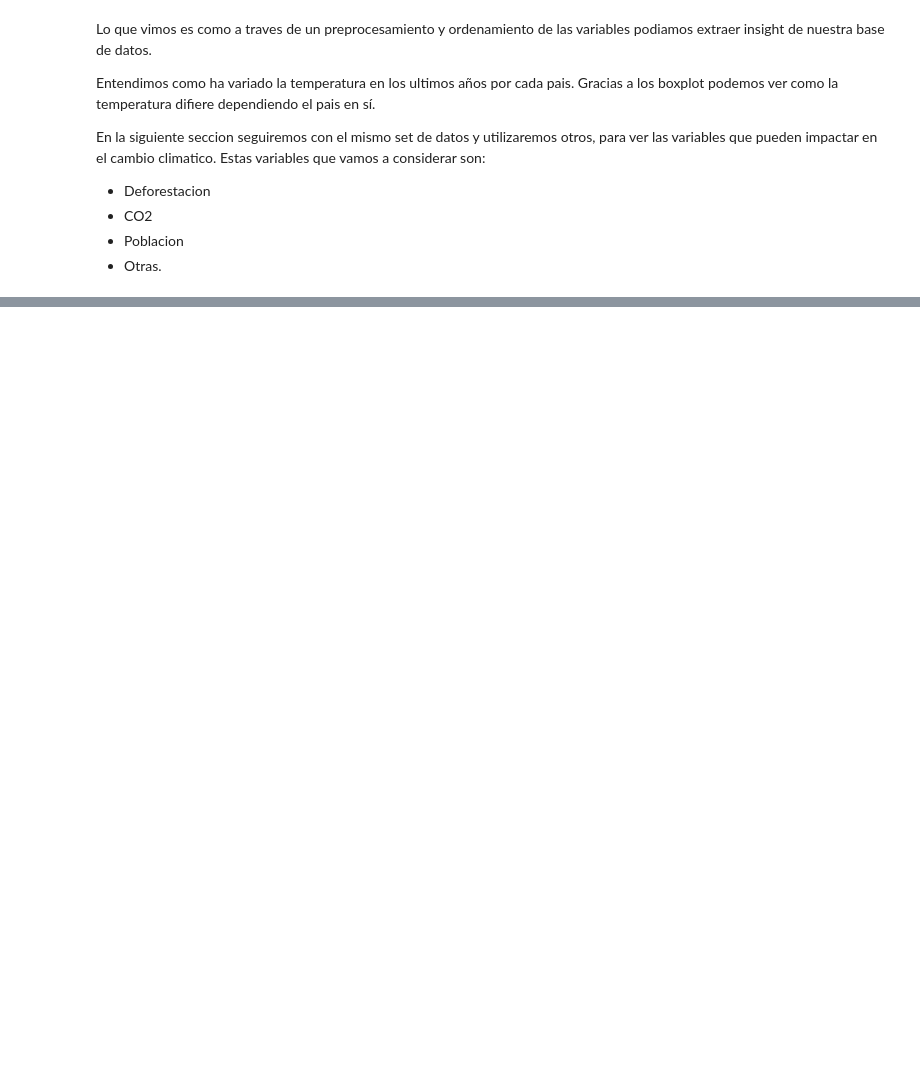
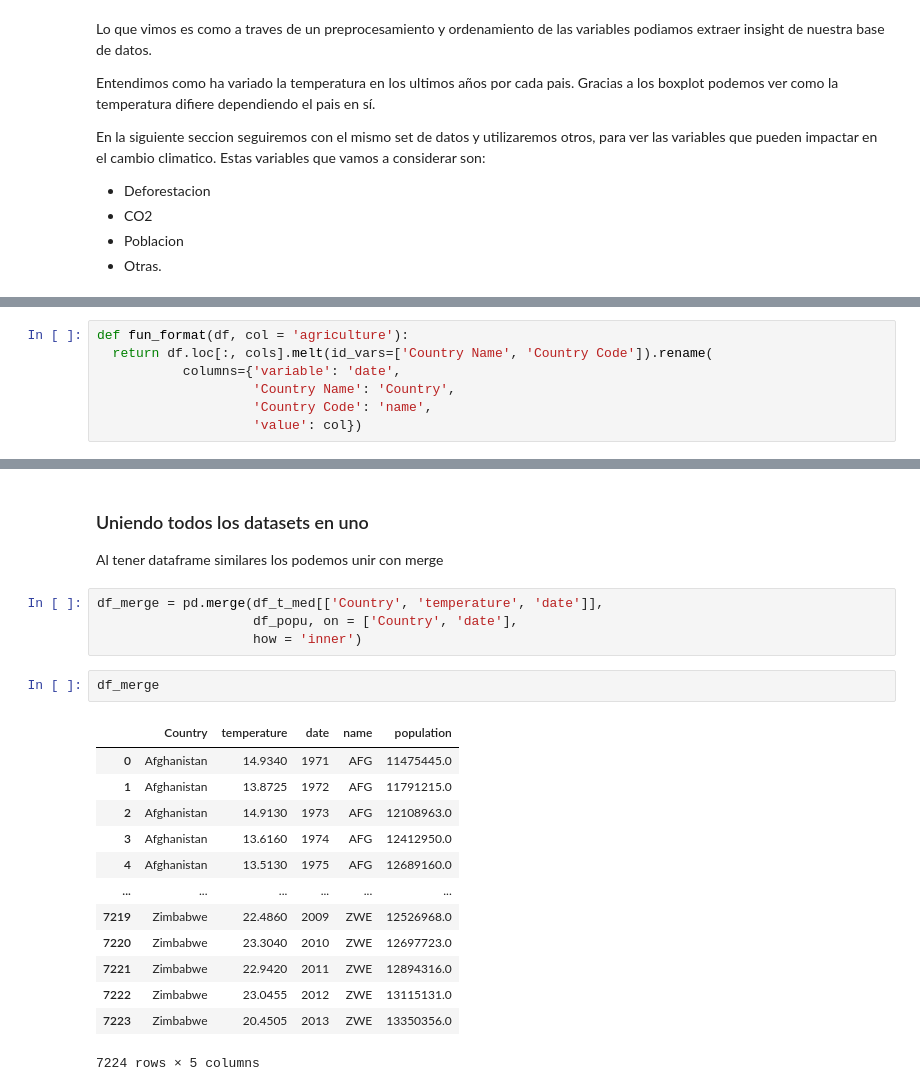
Before and after one commit to francomanca93/analisis-de-datos, a Jupyter notebook: Proyecto_Cambio_climático.ipynb, the cells around one changed output, grey strips where cells are left out. Drawn from its saved outputs; the diff is of its cells as text; blank space fills up the shorter version.

```diff
--- a/Proyecto_Cambio_climático.ipynb
+++ b/Proyecto_Cambio_climático.ipynb
@@ -330,0 +441,7 @@ En la siguiente seccion seguiremos con el mismo set de datos y utilizaremos otro
+# %%
+def fun_format(df, col = 'agriculture'):
+  return df.loc[:, cols].melt(id_vars=['Country Name', 'Country Code']).rename(
+           columns={'variable': 'date',
+                    'Country Name': 'Country',
+                    'Country Code': 'name',
+                    'value': col})
@@ -330,0 +541,24 @@ En la siguiente seccion seguiremos con el mismo set de datos y utilizaremos otro
+# %% [markdown]
+### Uniendo todos los datasets en uno
+
+Al tener dataframe similares los podemos unir con merge
+# %%
+df_merge = pd.merge(df_t_med[['Country', 'temperature', 'date']],
+                    df_popu, on = ['Country', 'date'],
+                    how = 'inner')
+# %%
+df_merge
+# %% [output]
+|  | Country | temperature | date | name | population |
+| 0 | Afghanistan | 14.9340 | 1971 | AFG | 11475445.0 |
+| 1 | Afghanistan | 13.8725 | 1972 | AFG | 11791215.0 |
+| 2 | Afghanistan | 14.9130 | 1973 | AFG | 12108963.0 |
+| 3 | Afghanistan | 13.6160 | 1974 | AFG | 12412950.0 |
+| 4 | Afghanistan | 13.5130 | 1975 | AFG | 12689160.0 |
+| ... | ... | ... | ... | ... | ... |
+| 7219 | Zimbabwe | 22.4860 | 2009 | ZWE | 12526968.0 |
+| 7220 | Zimbabwe | 23.3040 | 2010 | ZWE | 12697723.0 |
+| 7221 | Zimbabwe | 22.9420 | 2011 | ZWE | 12894316.0 |
+| 7222 | Zimbabwe | 23.0455 | 2012 | ZWE | 13115131.0 |
+| 7223 | Zimbabwe | 20.4505 | 2013 | ZWE | 13350356.0 |
+7224 rows × 5 columns
```
Also changed, not shown: parts of 34 cells of this notebook.
